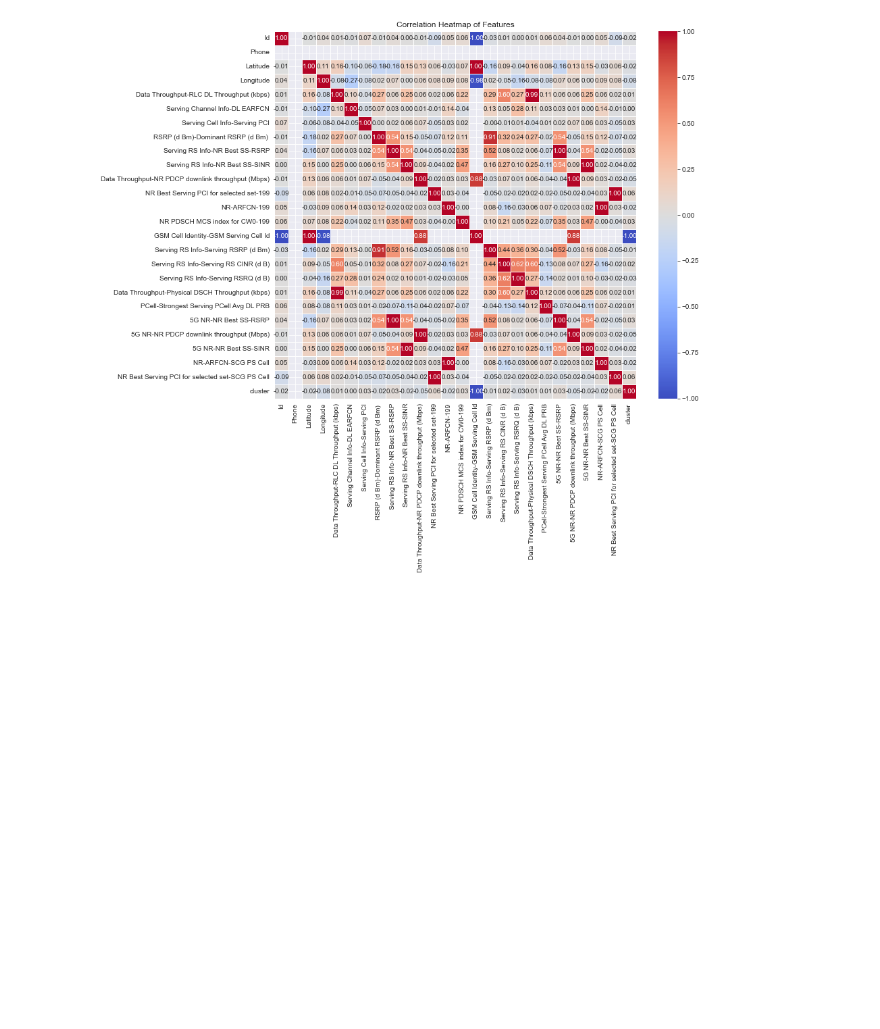
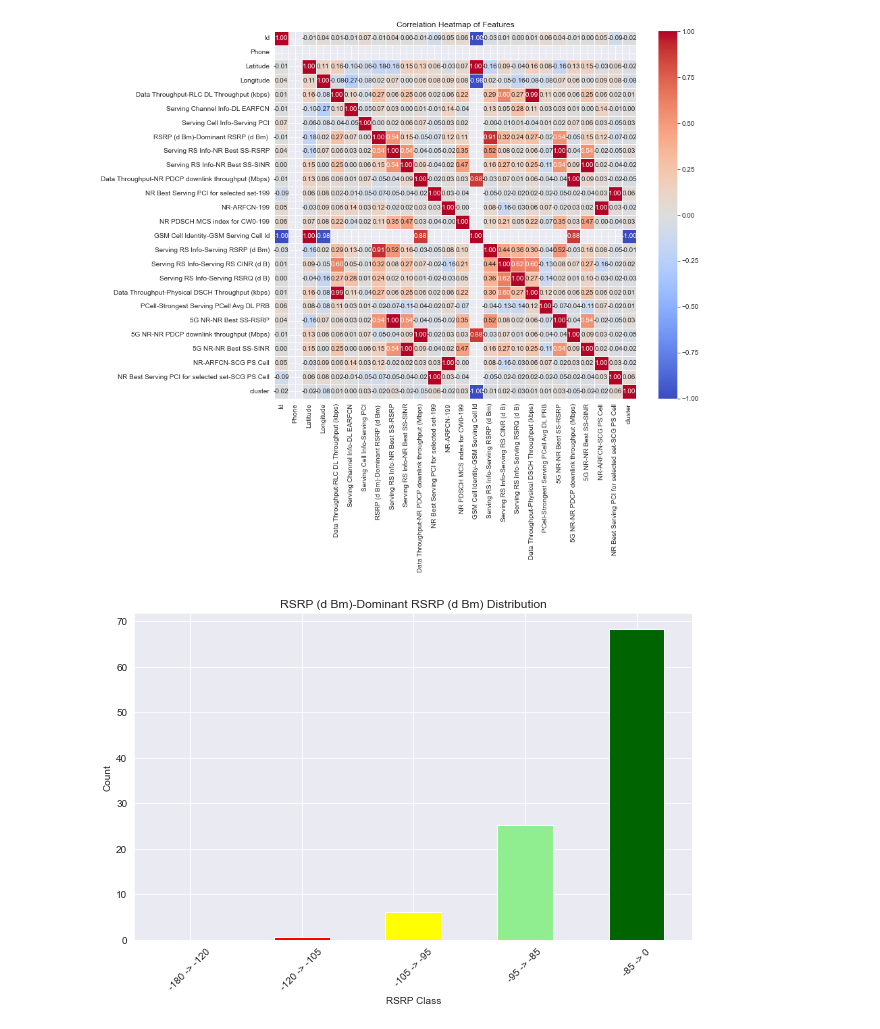
Before and after one commit to Liloiscracked/Predicting-Model-, a Jupyter notebook: 5g/analysis.ipynb, the cells around one changed output. Drawn from its saved outputs; the diff is of its cells as text; code cells hidden in the pictures; blank space fills up the shorter version.

Commit message:
visualizations for 5g data to be used in the dashboard

```diff
--- a/5g/analysis.ipynb
+++ b/5g/analysis.ipynb
@@ -182,3 +183,22 @@ plt.title('Correlation Heatmap of Features')
 plt.show()
 # %% [output]
 [figure]
+# %%
+bins = [-180, -120, -105, -95, -85, 0]
+labels = ['-180 -> -120', '-120 -> -105', '-105 -> -95', '-95 -> -85', '-85 -> 0']
+
+df['RSRP Class'] = pd.cut(df['RSRP (d Bm)-Dominant RSRP (d Bm) '], bins=bins, labels=labels)
+
+class_counts = df['RSRP Class'].value_counts(sort=False)/len(df) * 100
+
+colors = ['black', 'red', 'yellow', 'lightgreen', 'darkgreen']
+
+plt.figure(figsize=(10, 6))
+class_counts.plot(kind='bar', color=colors)
+plt.title('RSRP (d Bm)-Dominant RSRP (d Bm) Distribution')
+plt.xlabel('RSRP Class')
+plt.ylabel('Count')
+plt.xticks(rotation=45)
+plt.show()
+# %% [output]
+[figure, added]
```
Also changed, not shown: parts of 6 cells of this notebook.
